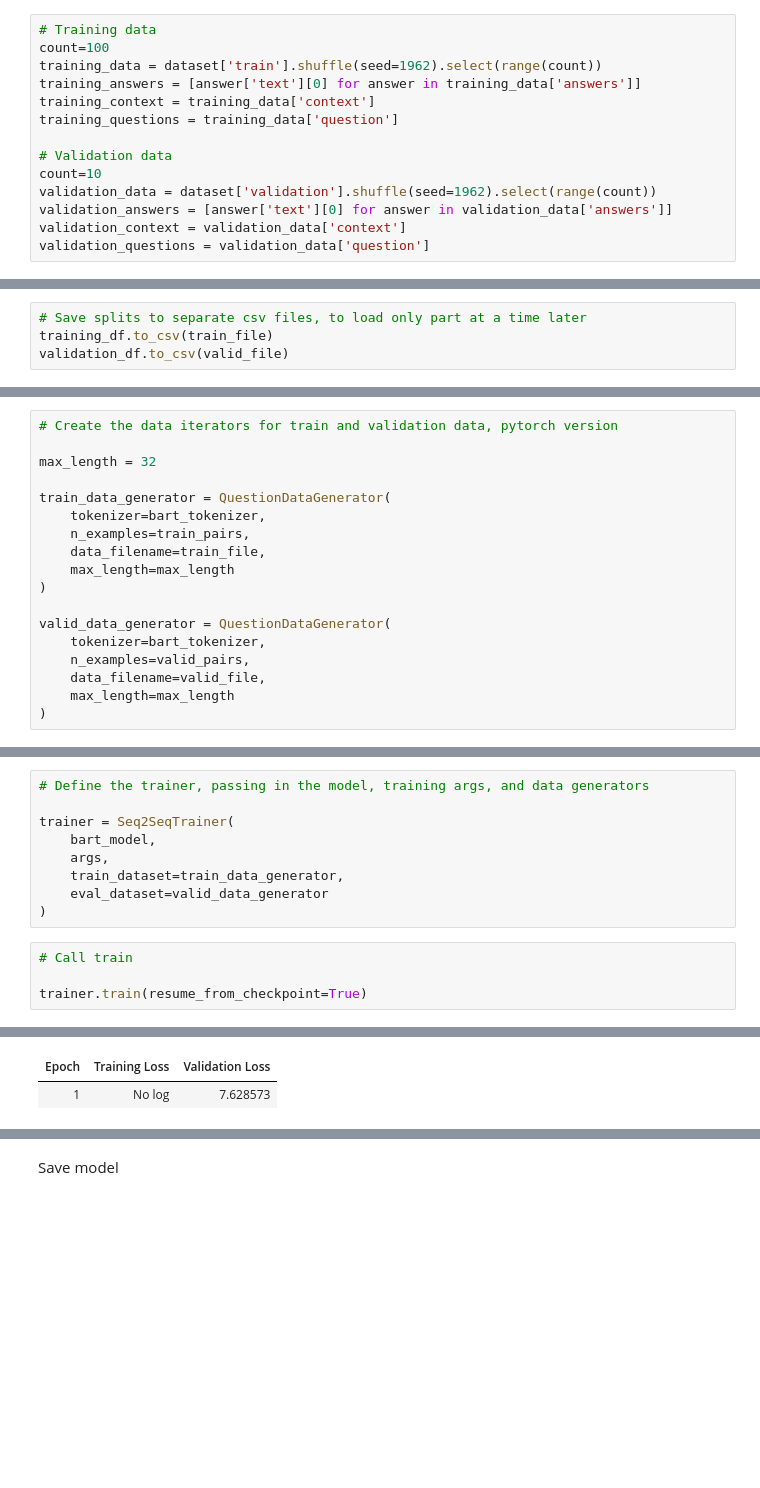
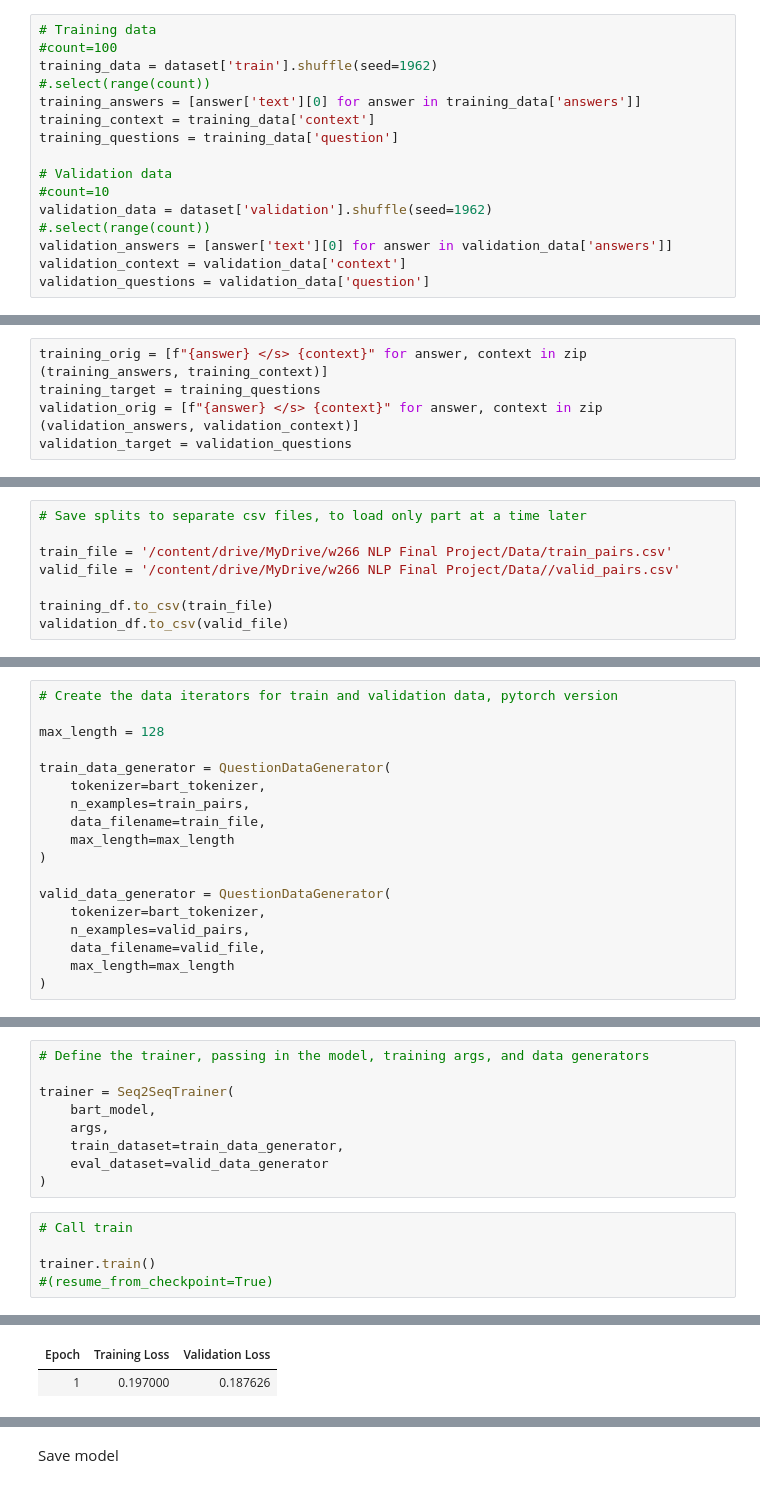
Before and after one commit to jeanlucjackson/w266_NLP_final_project, a Jupyter notebook: code/BB/bb_bart.ipynb, the cells around one changed output, grey strips where cells are left out. Cells and saved outputs as stored; diff of their text form; blank space fills up the shorter version.

Commit message:
BB saving bart based trained on full squad

```diff
--- a/code/BB/bb_bart.ipynb
+++ b/code/BB/bb_bart.ipynb
@@ -54,14 +63,16 @@ dataset = load_from_disk(dataset_folder)
 # %%
 # Training data
-count=100
-training_data = dataset['train'].shuffle(seed=1962).select(range(count))
+#count=100
+training_data = dataset['train'].shuffle(seed=1962)
+#.select(range(count))
 training_answers = [answer['text'][0] for answer in training_data['answers']]
 training_context = training_data['context']
 training_questions = training_data['question']
 
 # Validation data
-count=10
-validation_data = dataset['validation'].shuffle(seed=1962).select(range(count))
+#count=10
+validation_data = dataset['validation'].shuffle(seed=1962)
+#.select(range(count))
 validation_answers = [answer['text'][0] for answer in validation_data['answers']]
 validation_context = validation_data['context']
 validation_questions = validation_data['question']
@@ -78,3 +89,8 @@ validation_target = validation_questions
+# %%
+training_orig = [f"{answer} </s> {context}" for answer, context in zip (training_answers, training_context)]
+training_target = training_questions
+validation_orig = [f"{answer} </s> {context}" for answer, context in zip (validation_answers, validation_context)]
+validation_target = validation_questions
 # %%
 training_df = pd.DataFrame()
 training_df['orig'] = training_orig
@@ -123,5 +141,9 @@ print(f"{valid_pairs} validation pairs")
 # %%
 # Save splits to separate csv files, to load only part at a time later
+
+train_file = '/content/drive/MyDrive/w266 NLP Final Project/Data/train_pairs.csv'
+valid_file = '/content/drive/MyDrive/w266 NLP Final Project/Data//valid_pairs.csv'
+
 training_df.to_csv(train_file)
 validation_df.to_csv(valid_file)
 # %% [markdown]
@@ -224,7 +246,7 @@ bart_model = BartForConditionalGeneration.from_pretrained(model_name)
 # %%
 # Create the data iterators for train and validation data, pytorch version
 
-max_length = 32
+max_length = 128
 
 train_data_generator = QuestionDataGenerator(
     tokenizer=bart_tokenizer,
@@ -270,6 +292,7 @@ trainer = Seq2SeqTrainer(
 # %%
 # Call train
 
-trainer.train(resume_from_checkpoint=True)
+trainer.train()
+#(resume_from_checkpoint=True)
 # %% [output]
 ***** Running training *****
@@ -283,2 +306,2 @@ trainer.train(resume_from_checkpoint=True)
 | Epoch | Training Loss | Validation Loss |
-| 1 | No log | 7.628573 |
+| 1 | 0.197000 | 0.187626 |
```
Also changed, not shown: parts of 16 cells of this notebook.
